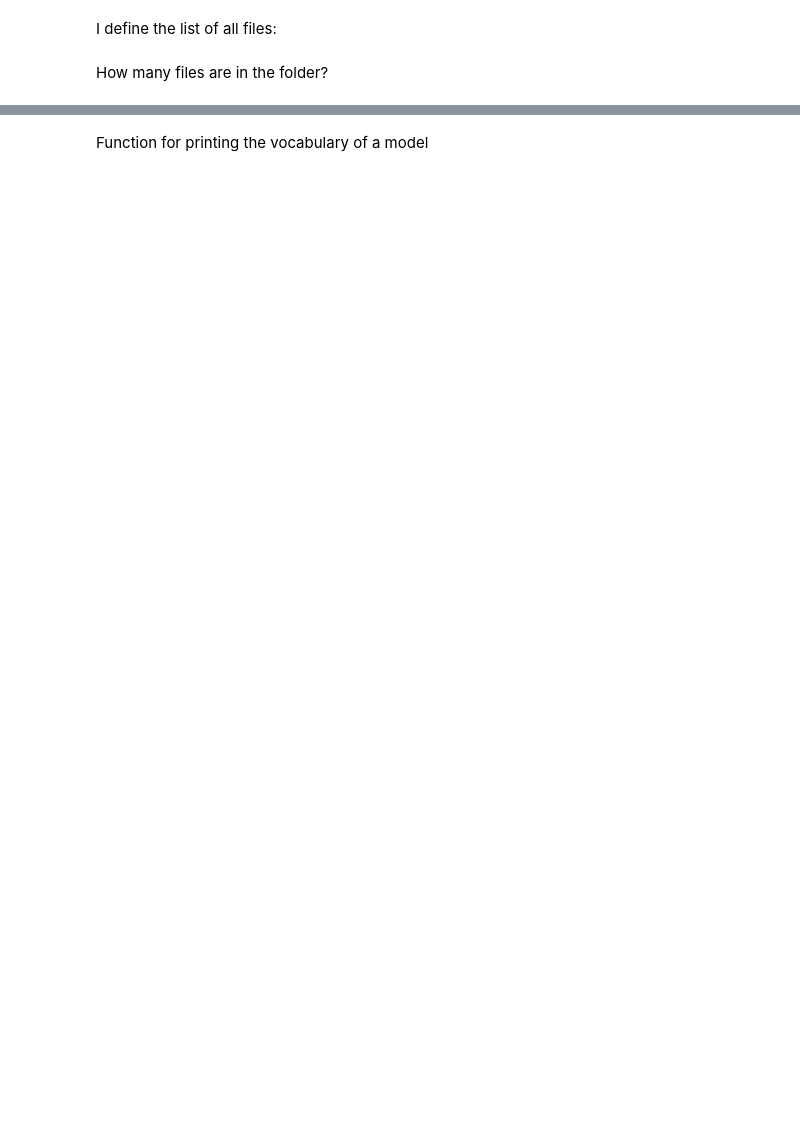
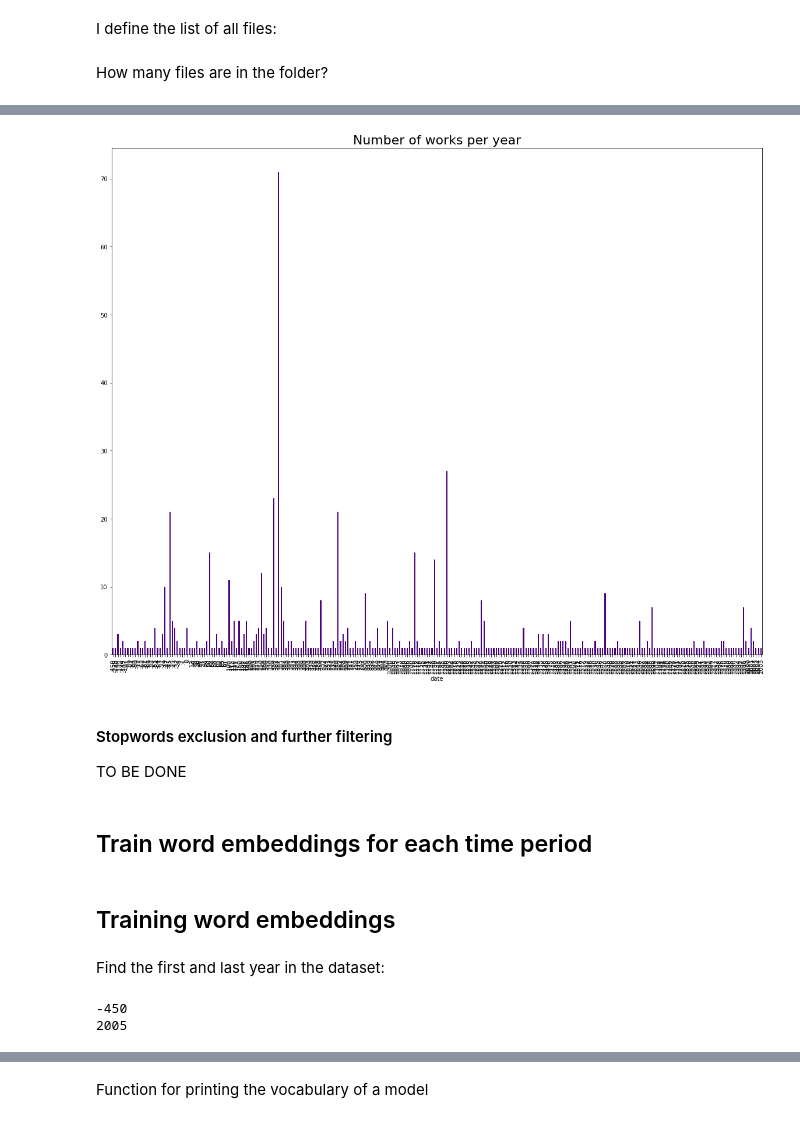
Before and after one commit to BarbaraMcG/latinise, a Jupyter notebook: Semantic_change.ipynb, the cells around one changed output, grey strips where cells are left out. Drawn from its saved outputs; the diff is of its cells as text; code cells hidden in the pictures; blank space fills up the shorter version.

Commit message:
training embeddings

```diff
--- a/Semantic_change.ipynb
+++ b/Semantic_change.ipynb
@@ -102,0 +54,3 @@ folder = '/content/drive/MyDrive/2021/Darwin paper/Files/letters/'
+# %%
+dir_in = os.path.join("/Users", "barbaramcgillivray", "OneDrive - King's College London", "Research", "2022", "Nexus Linguarum WG4 UC4.2",  "LatinISE")
+dir_in
@@ -519,0 +78,3 @@ df1
+# %%
+metadata_df = pd.read_csv(os.path.join(dir_in, 'latinise_metadata.csv'), sep = ",")
+metadata_df = metadata_df[metadata_df['id'].str.startswith("IT")]
@@ -519,0 +126,4 @@ df1
+# %%
+metadata_df0 = metadata_df.groupby(['date']).count()
+metadata_df0 = metadata_df0['id']
+metadata_df0
@@ -519,0 +144,24 @@ df1
+# %%
+ax = metadata_df0.plot(kind='bar', figsize=(20,16), color="indigo", fontsize=10);
+#ax.set_alpha(0.5)
+ax.set_title("Number of works per year", fontsize=22)
+plt.show()
+# %% [output]
+[figure, added]
+# %% [markdown]
+#### Stopwords exclusion and further filtering
+TO BE DONE
+# %% [markdown]
+## Train word embeddings for each time period
+# %% [markdown]
+## Training word embeddings
+# %% [markdown]
+Find the first and last year in the dataset:
+# %%
+first_date = min(metadata_df.date)
+last_date = max(metadata_df.date)
+print(first_date)
+print(last_date)
+# %% [output]
+-450
+2005
```
Also changed, not shown: parts of 132 cells of this notebook, 2 other files.
